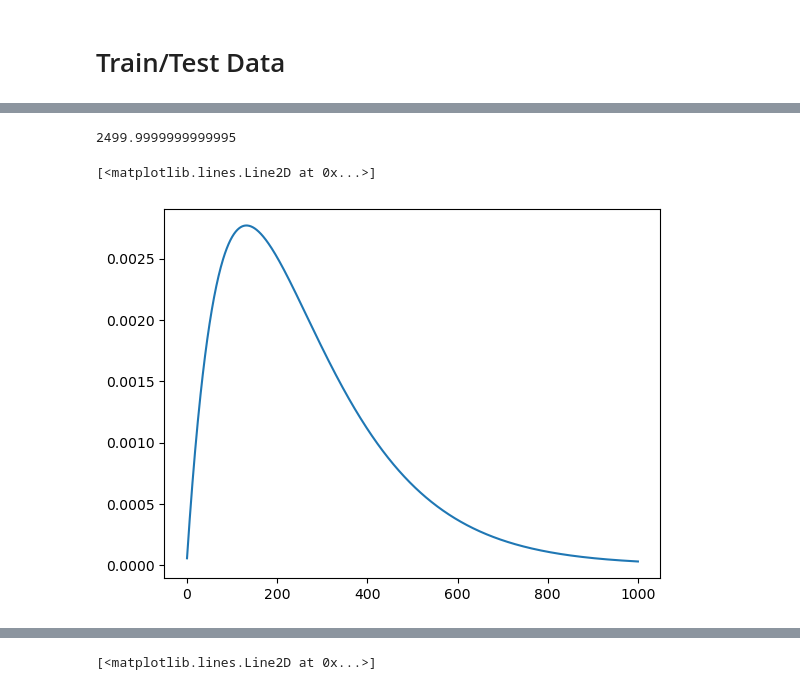
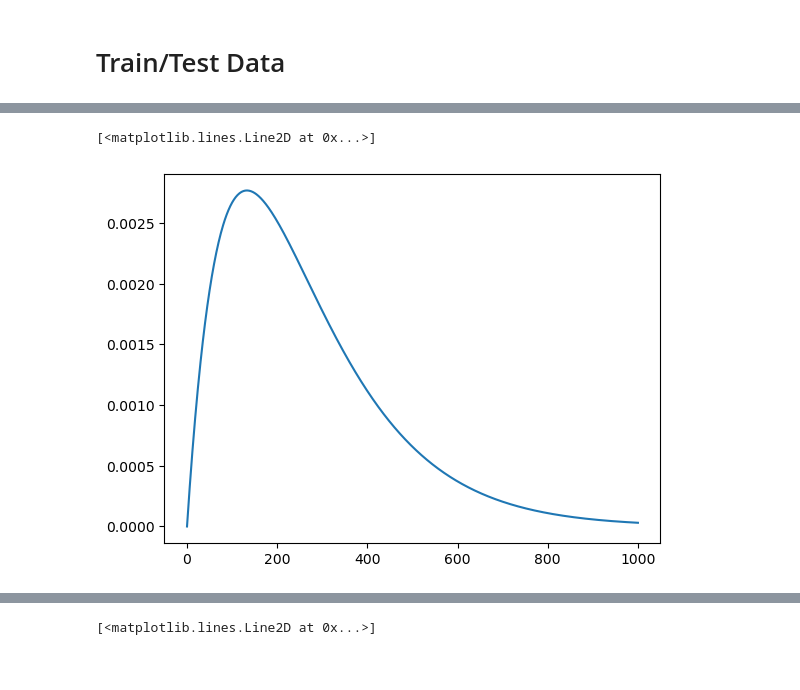
Before and after one commit to jmniehaus/cervical_cancer, a Jupyter notebook: cervical.ipynb, the cells around one changed output, grey strips where cells are left out. Drawn from its saved outputs; the diff is of its cells as text; code cells hidden in the pictures.

```diff
--- a/cervical.ipynb
+++ b/cervical.ipynb
@@ -349,14 +302,10 @@ if False:
-# %%
-125*(.8/.2**2)
-# %% [output]
-2499.9999999999995
 # %%
 n = 2
 p = .0075
 # x = stats.nbinom.rvs(n = n, p=p, size = 10000)
 # plt.hist(x,density=True, bins = 100)
 xl = np.floor(np.linspace(0, 1000, 1000))
-plt.plot(xl, stats.nbinom.pmf(xl, n = n, p = p))
+plt.plot(xl, stats.nbinom.pmf(xl, n = n, p = p, loc = 1))
 # %% [output]
 [<matplotlib.lines.Line2D at 0x...>]
-[figure, old version]
+[figure, new version]
```
Also changed, not shown: parts of 31 cells of this notebook, 2 other files.
